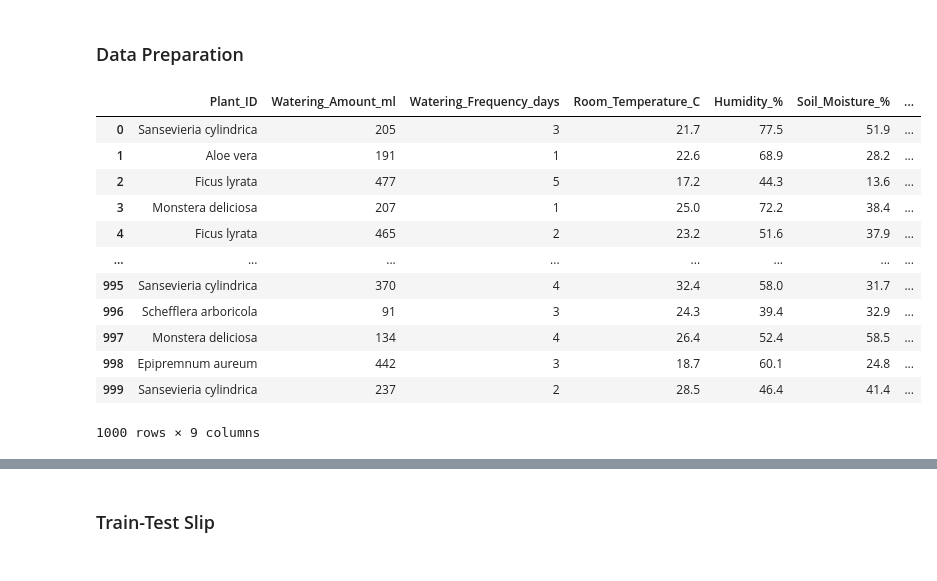
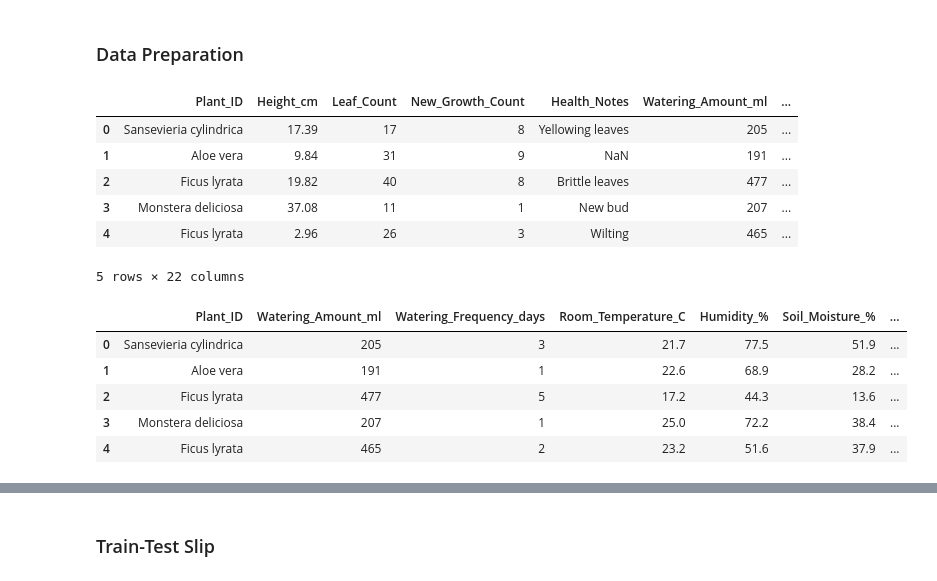
Before and after one commit to VIA-Plantify/Plantify-MachineLearning, a Jupyter notebook: datapreparation/indoor_dataset/indoor_plant.ipynb, the cells around one changed output, grey strips where cells are left out. Saved outputs shown, nothing was run; the diff lists cells and outputs as text; code cells hidden in the pictures.

```diff
--- a/datapreparation/indoor_dataset/indoor_plant.ipynb
+++ b/datapreparation/indoor_dataset/indoor_plant.ipynb
@@ -14,6 +15,7 @@ import numpy as np
 # %%
 data_sensors = pd.read_csv("Indoor_Plant_Health_and_Growth_Factors.csv")
 data_optimal = pd.read_csv("optimal_plant_conditions.csv")
+light_values = pd.read_csv("light_intensity.csv")
 
 data = pd.merge(
     data_sensors,
@@ -22,24 +24,29 @@ data = pd.merge(
     right_on='Plant_ID',
     how='left'
 )
+
+data["Light_Intensity"] = light_values["Lux_Value"]
+
+data.head()
+# %% [output]
+|  | Plant_ID | Height_cm | Leaf_Count | New_Growth_Count | Health_Notes | Watering_Amount_ml | ... |
+| 0 | Sansevieria cylindrica | 17.39 | 17 | 8 | Yellowing leaves | 205 | ... |
+| 1 | Aloe vera | 9.84 | 31 | 9 | NaN | 191 | ... |
+| 2 | Ficus lyrata | 19.82 | 40 | 8 | Brittle leaves | 477 | ... |
+| 3 | Monstera deliciosa | 37.08 | 11 | 1 | New bud | 207 | ... |
+| 4 | Ficus lyrata | 2.96 | 26 | 3 | Wilting | 465 | ... |
+5 rows × 22 columns
 # %%
 # Drop irrelevant columns
 data = data.drop(columns=["Fertilizer_Type", "Fertilizer_Amount_ml", "Pest_Presence", "Pest_Severity", "Soil_Type","Health_Score", "Height_cm", "Leaf_Count", "New_Growth_Count", "Health_Notes",  "Sunlight_Exposure"])
-data
+data.head()
 # %% [output]
 |  | Plant_ID | Watering_Amount_ml | Watering_Frequency_days | Room_Temperature_C | Humidity_% | Soil_Moisture_% | ... |
 | 0 | Sansevieria cylindrica | 205 | 3 | 21.7 | 77.5 | 51.9 | ... |
 | 1 | Aloe vera | 191 | 1 | 22.6 | 68.9 | 28.2 | ... |
 | 2 | Ficus lyrata | 477 | 5 | 17.2 | 44.3 | 13.6 | ... |
 | 3 | Monstera deliciosa | 207 | 1 | 25.0 | 72.2 | 38.4 | ... |
 | 4 | Ficus lyrata | 465 | 2 | 23.2 | 51.6 | 37.9 | ... |
-| ... | ... | ... | ... | ... | ... | ... | ... |
-| 995 | Sansevieria cylindrica | 370 | 4 | 32.4 | 58.0 | 31.7 | ... |
-| 996 | Schefflera arboricola | 91 | 3 | 24.3 | 39.4 | 32.9 | ... |
-| 997 | Monstera deliciosa | 134 | 4 | 26.4 | 52.4 | 58.5 | ... |
-| 998 | Epipremnum aureum | 442 | 3 | 18.7 | 60.1 | 24.8 | ... |
-| 999 | Sansevieria cylindrica | 237 | 2 | 28.5 | 46.4 | 41.4 | ... |
-1000 rows × 9 columns
 # %%
 # Convert from milliliters to seconds for watering with the flow rate of 10ml/sec
 data["Pump_time"] = data["Watering_Amount_ml"] / 10
```
Also changed, not shown: parts of 16 cells of this notebook, 2 other files.
